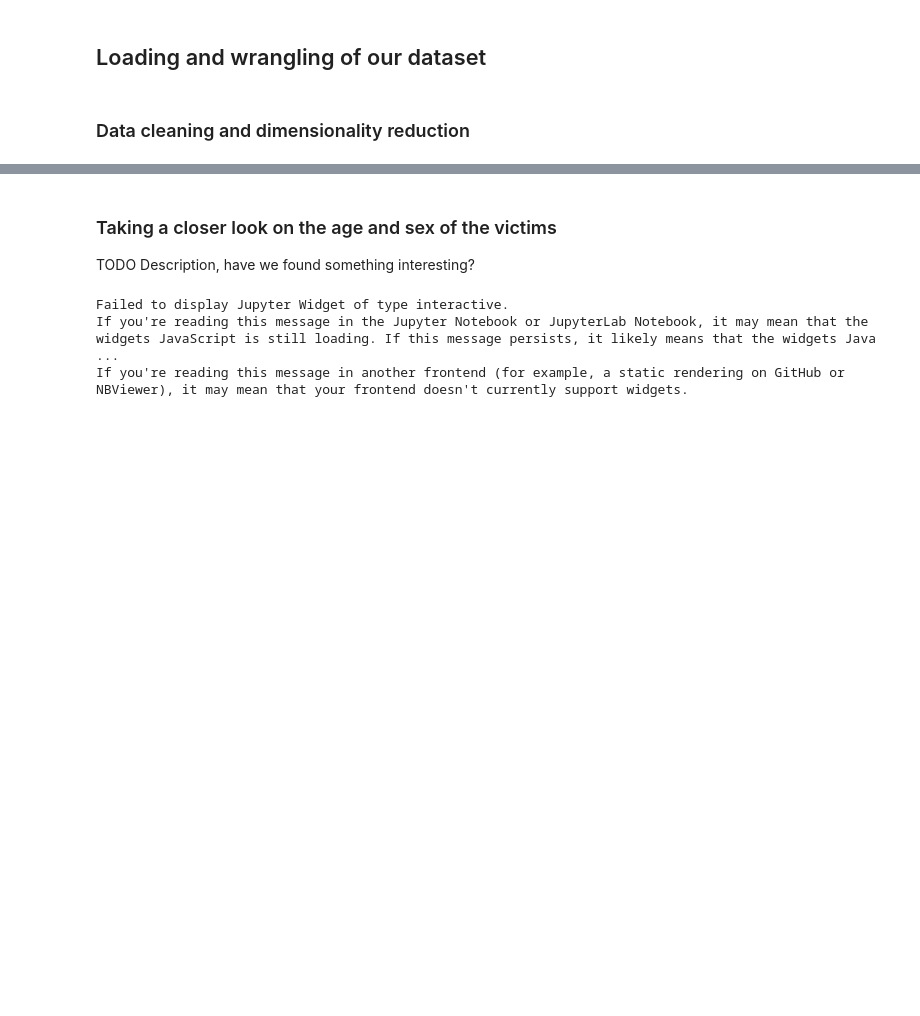
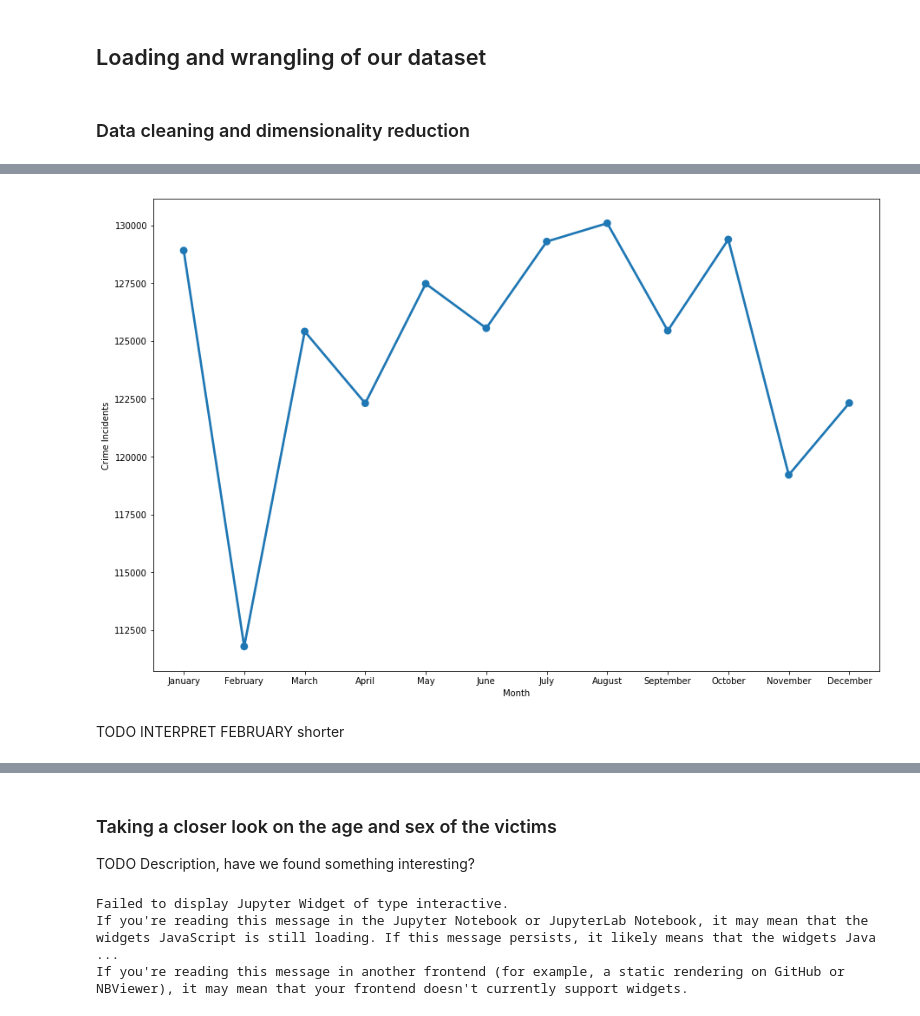
Before and after one commit to AlexUserForVA/VA_LACrimes, a Jupyter notebook: va_project_henkel_moser.ipynb, the cells around one changed output, grey strips where cells are left out. Cells and saved outputs as stored; diff of their text form; code cells hidden in the pictures; blank space fills up the shorter version.

```diff
--- a/va_project_henkel_moser.ipynb
+++ b/va_project_henkel_moser.ipynb
@@ -52,0 +152,16 @@ crimes['Date Reported'] = pd.to_datetime(crimes['Date Reported'])
+# %%
+grouped_day = crimes['Date Occurred'].groupby([(crimes['Date Occurred'].dt.month)]).count()
+
+grouped_day.index.names = ['Month']
+grouped_day = grouped_day.reset_index()
+
+grouped_day.columns = ['Month', 'Crime Incidents']
+
+plt.figure(figsize=(15,10))
+ax = sns.pointplot(x="Month", y="Crime Incidents", data=grouped_day)
+ax.set_xticklabels(['January', 'February', 'March', 'April', 'May', 'June', 'July',
+                    'August', 'September','October', 'November', 'December']);
+# %% [output]
+[figure, added]
+# %% [markdown]
+TODO INTERPRET FEBRUARY shorter
```
Also changed, not shown: parts of 52 cells of this notebook.
